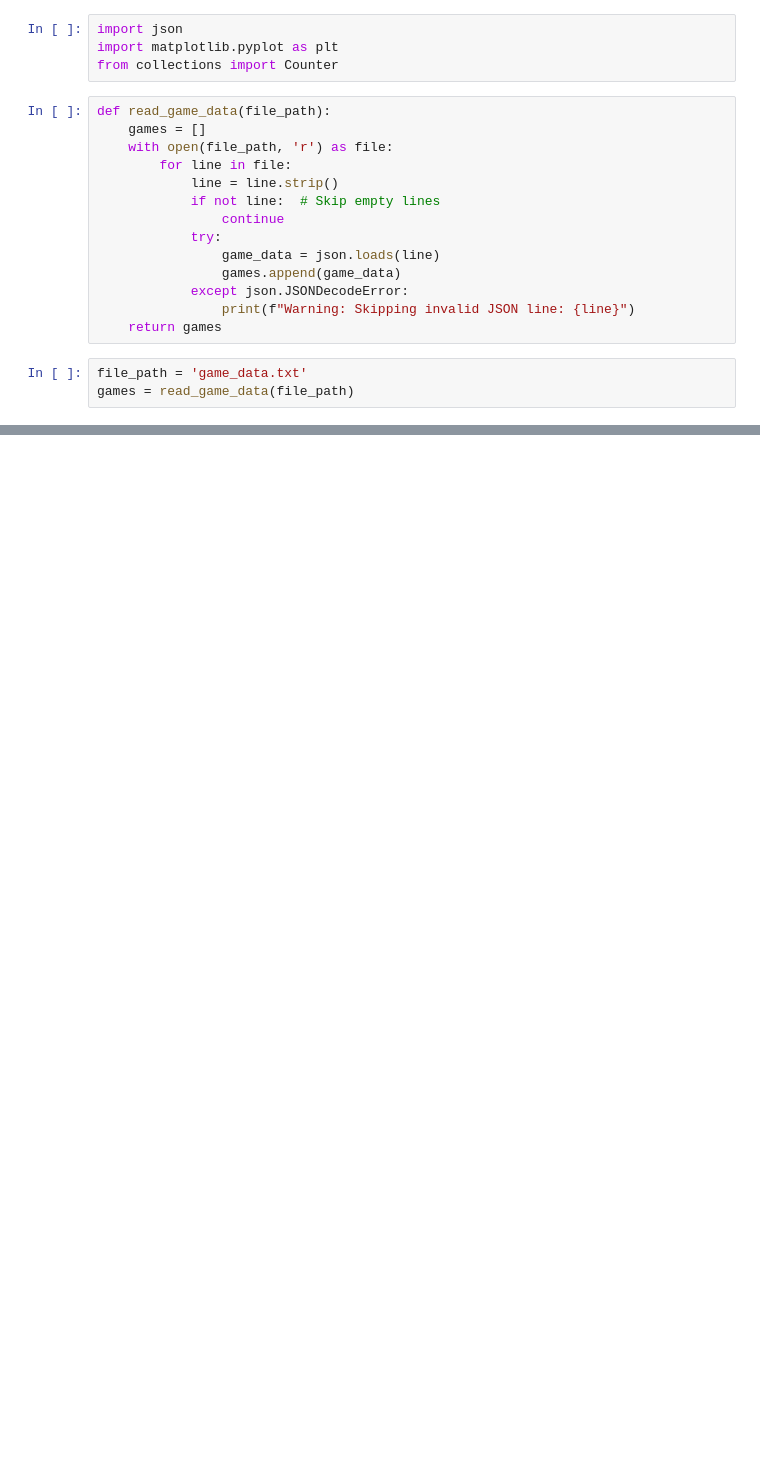
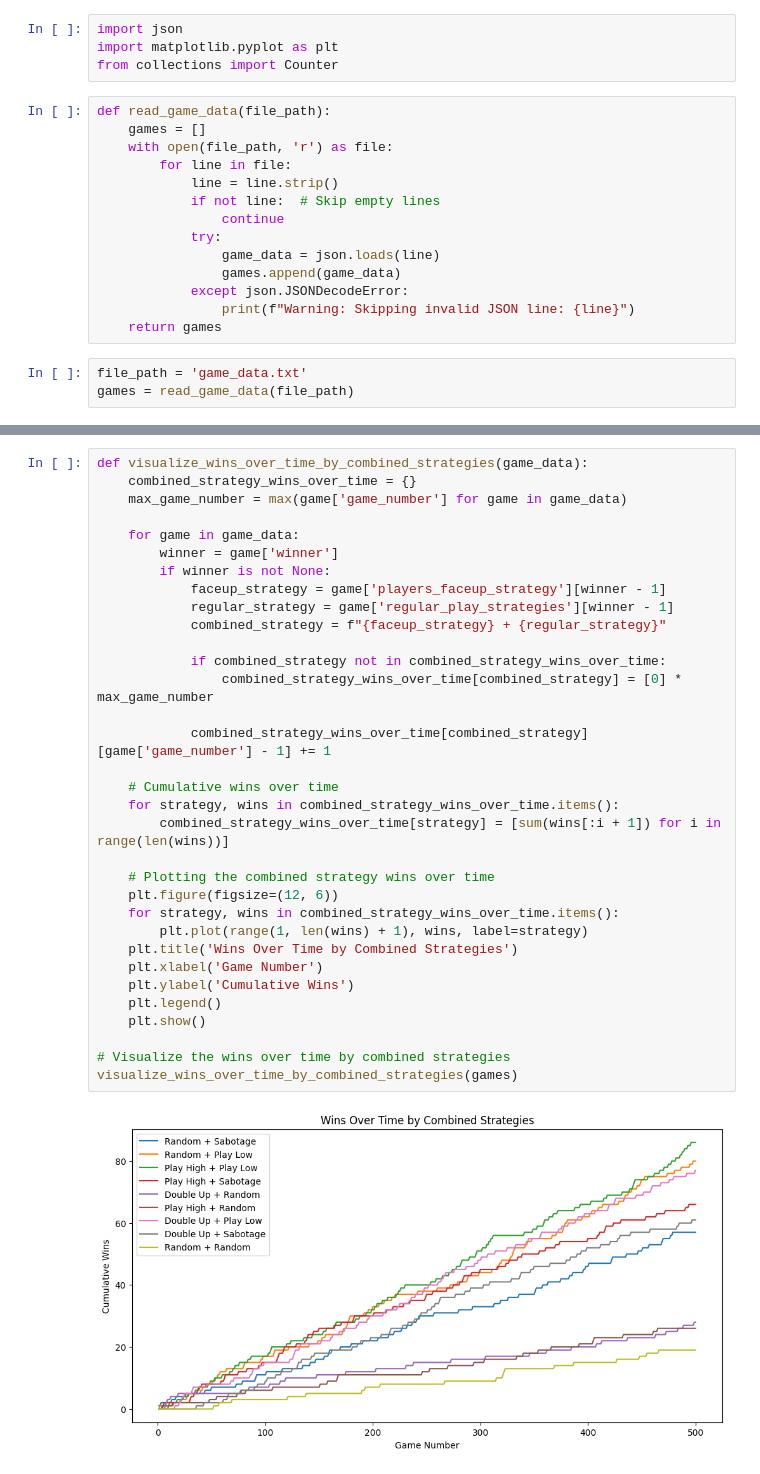
Before and after one commit to elliottscott774/Canary, a Jupyter notebook: visualizations.ipynb, the cells around one changed output, grey strips where cells are left out. Saved outputs shown, nothing was run; the diff lists cells and outputs as text; blank space fills up the shorter version.

```diff
--- a/visualizations.ipynb
+++ b/visualizations.ipynb
@@ -81,0 +83,35 @@ player_hand_sizes(games)
+# %%
+def visualize_wins_over_time_by_combined_strategies(game_data):
+    combined_strategy_wins_over_time = {}
+    max_game_number = max(game['game_number'] for game in game_data)
+
+    for game in game_data:
+        winner = game['winner']
+        if winner is not None:
+            faceup_strategy = game['players_faceup_strategy'][winner - 1]
+            regular_strategy = game['regular_play_strategies'][winner - 1]
+            combined_strategy = f"{faceup_strategy} + {regular_strategy}"
+
+            if combined_strategy not in combined_strategy_wins_over_time:
+                combined_strategy_wins_over_time[combined_strategy] = [0] * max_game_number
+
+            combined_strategy_wins_over_time[combined_strategy][game['game_number'] - 1] += 1
+
+    # Cumulative wins over time
+    for strategy, wins in combined_strategy_wins_over_time.items():
+        combined_strategy_wins_over_time[strategy] = [sum(wins[:i + 1]) for i in range(len(wins))]
+
+    # Plotting the combined strategy wins over time
+    plt.figure(figsize=(12, 6))
+    for strategy, wins in combined_strategy_wins_over_time.items():
+        plt.plot(range(1, len(wins) + 1), wins, label=strategy)
+    plt.title('Wins Over Time by Combined Strategies')
+    plt.xlabel('Game Number')
+    plt.ylabel('Cumulative Wins')
+    plt.legend()
+    plt.show()
+
+# Visualize the wins over time by combined strategies
+visualize_wins_over_time_by_combined_strategies(games)
+# %% [output]
+[figure, added]
```
Also changed, not shown: parts of 3 cells of this notebook, 2 other files.
